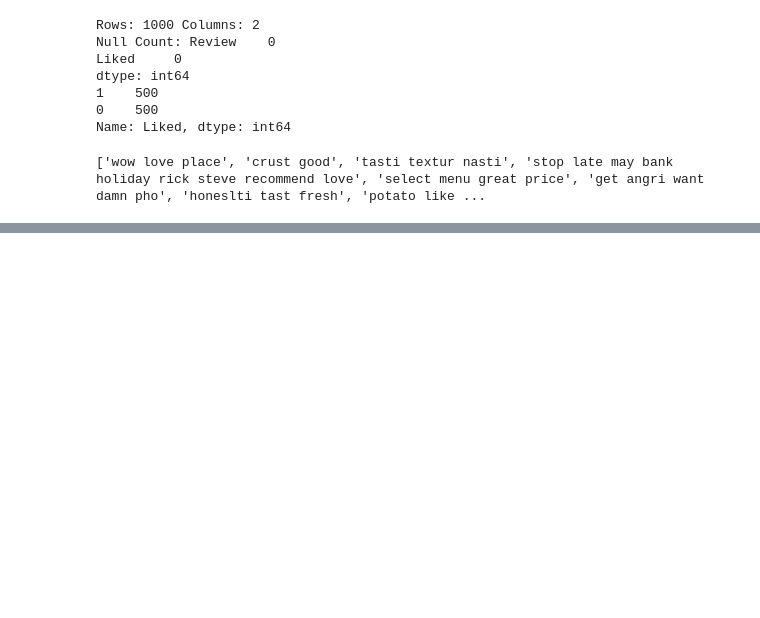
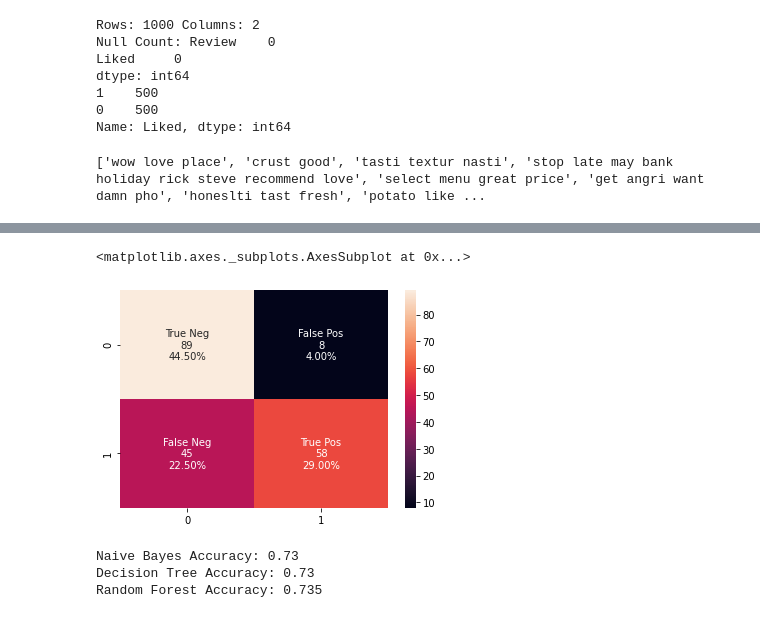
Before and after one commit to MarkNCI/Machine-Learning, a Jupyter notebook: NLP/NLP_Tutorial.ipynb, the cells around one changed output, grey strips where cells are left out. Drawn from its saved outputs; the diff is of its cells as text; code cells hidden in the pictures; blank space fills up the shorter version.

```diff
--- a/NLP/NLP_Tutorial.ipynb
+++ b/NLP/NLP_Tutorial.ipynb
@@ -96,0 +127,28 @@ ValueError: ignored
+# %%
+# Machine Learning with Random Forest
+classify = RandomForestClassifier(n_estimators=300,criterion='entropy',random_state=0)
+classify.fit(X_train,y_train)
+rf_predict = classify.predict(X_test)
+rf_matrix = confusion_matrix(y_test,rf_predict)
+
+labels  = ['True Neg','False Pos','False Neg','True Pos']
+counts = ['{0:0.0f}'.format(value) for value in
+                rf_matrix.flatten()]
+percentages = ['{0:.2%}'.format(value) for value in
+                     rf_matrix.flatten()/np.sum(rf_matrix)]
+labels = [f'{v1}\n{v2}\n{v3}' for v1, v2, v3 in
+          zip(labels,counts,percentages)]
+labels = np.asarray(labels).reshape(2,2)
+sns.heatmap(rf_matrix, annot=labels, fmt='')
+# %% [output]
+<matplotlib.axes._subplots.AxesSubplot at 0x...>
+[figure, added]
+# %%
+# Accuracy metrics
+print("Naive Bayes Accuracy:",metrics.accuracy_score(y_test,nb_predict))
+print("Decision Tree Accuracy:",metrics.accuracy_score(y_test,dc_predict))
+print("Random Forest Accuracy:",metrics.accuracy_score(y_test,rf_predict))
+# %% [output]
+Naive Bayes Accuracy: 0.73
+Decision Tree Accuracy: 0.73
+Random Forest Accuracy: 0.735
```
Also changed, not shown: parts of 9 cells of this notebook.
